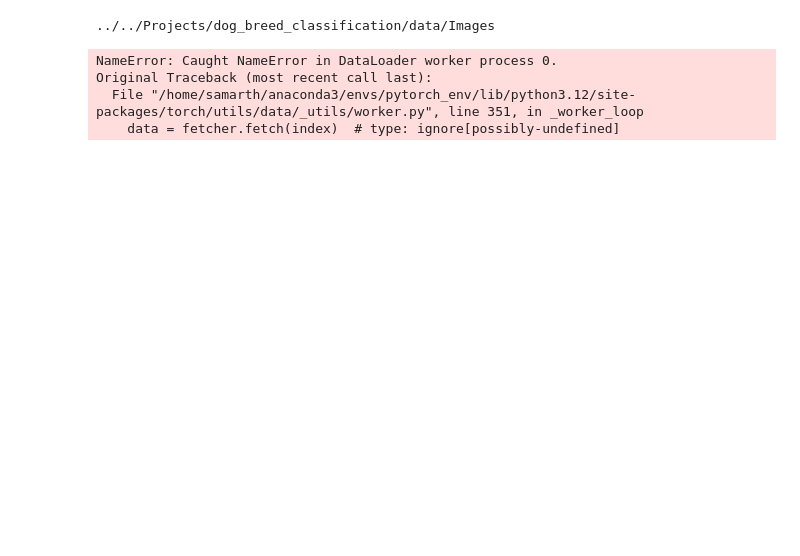
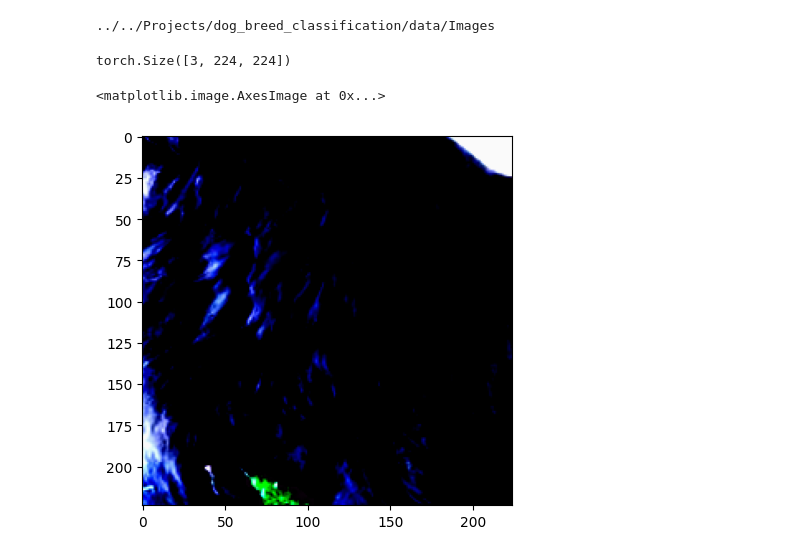
Before and after one commit to samarthsoni3002/Resnet_Research_Paper_Implementation, a Jupyter notebook: experimental_notebook.ipynb, the cells around one changed output. Drawn from its saved outputs; the diff is of its cells as text; code cells hidden in the pictures; blank space fills up the shorter version.

```diff
--- a/experimental_notebook.ipynb
+++ b/experimental_notebook.ipynb
@@ -33,10 +34,11 @@ train_dataloader,test_dataloader = create_dataloader(images_directory=image_dire
                                                      num_workers=16
                                                      )
 # %%
+random.seed(42)
 img,label = next(iter(train_dataloader))
-print(img[0].shape)
+print(img[1].shape)
+plt.imshow(img[1].permute(1,2,0))
 # %% [output]
-NameError: Caught NameError in DataLoader worker process 0.
-Original Traceback (most recent call last):
-  File "/home/samarth/anaconda3/envs/pytorch_env/lib/python3.12/site-packages/torch/utils/data/_utils/worker.py", line 351, in _worker_loop
-    data = fetcher.fetch(index)  # type: ignore[possibly-undefined]
+torch.Size([3, 224, 224])
+<matplotlib.image.AxesImage at 0x...>
+[figure, added]
```
Also changed, not shown: parts of 7 cells of this notebook, 1 other file.
